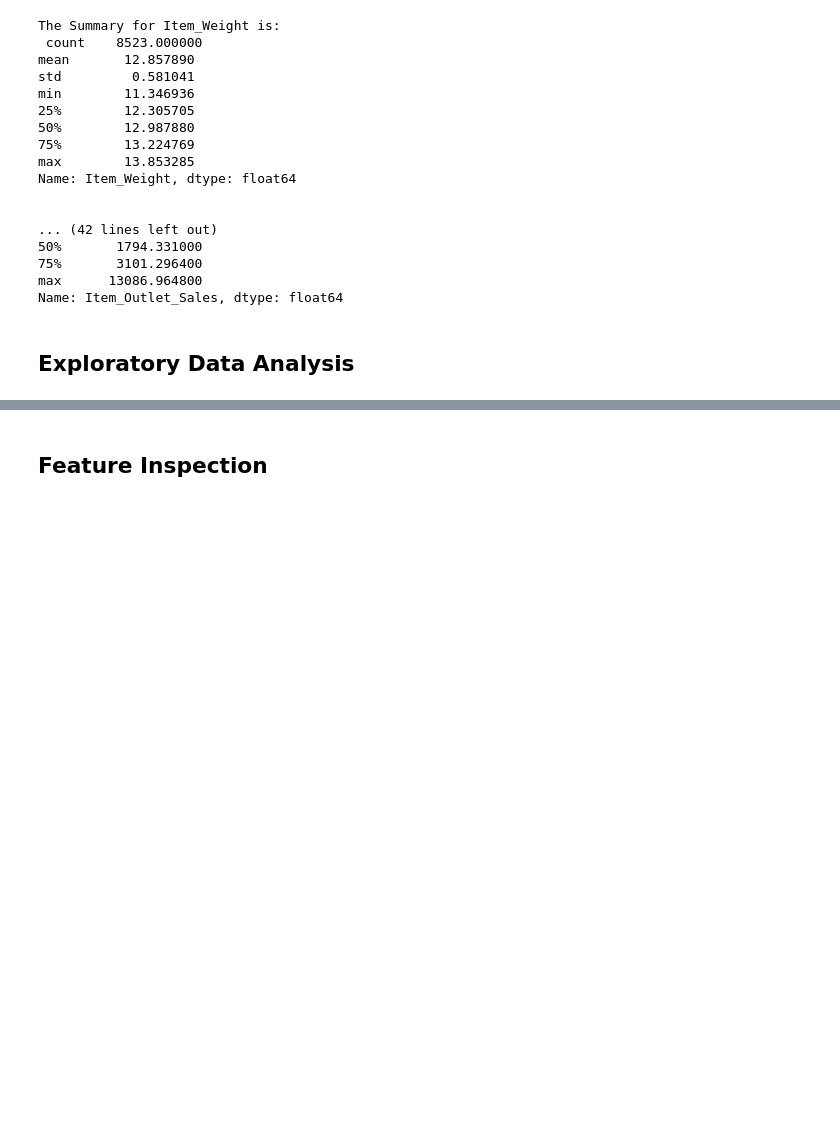
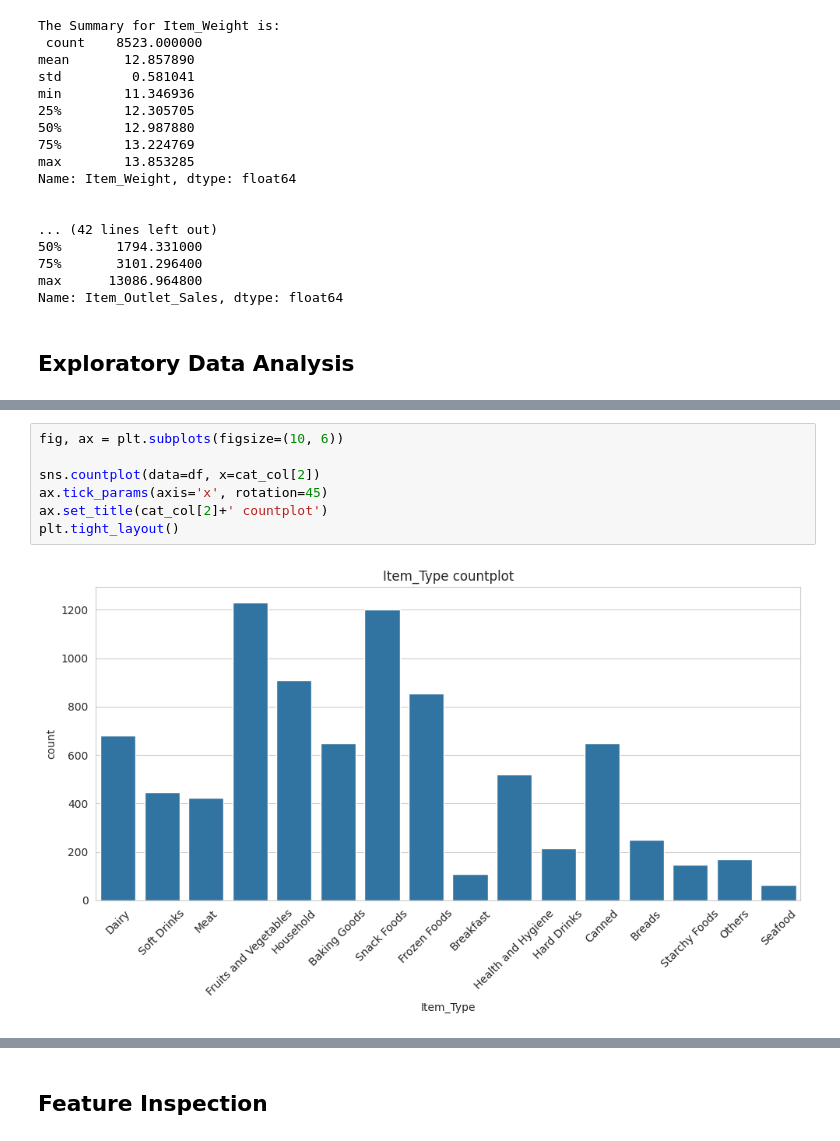
Before and after one commit to MomenJabr/Prediction-of-Product-Sales, a Jupyter notebook: Prediction_of_Product_Sales.ipynb, the cells around one changed output, grey strips where cells are left out. Drawn from its saved outputs; the diff is of its cells as text; blank space fills up the shorter version.

```diff
--- a/Prediction_of_Product_Sales.ipynb
+++ b/Prediction_of_Product_Sales.ipynb
@@ -293,0 +408,9 @@ Name: Item_Outlet_Sales, dtype: float64
+# %%
+fig, ax = plt.subplots(figsize=(10, 6))
+
+sns.countplot(data=df, x=cat_col[2])
+ax.tick_params(axis='x', rotation=45)
+ax.set_title(cat_col[2]+' countplot')
+plt.tight_layout()
+# %% [output]
+[figure, added]
```
Also changed, not shown: parts of 16 cells of this notebook.
